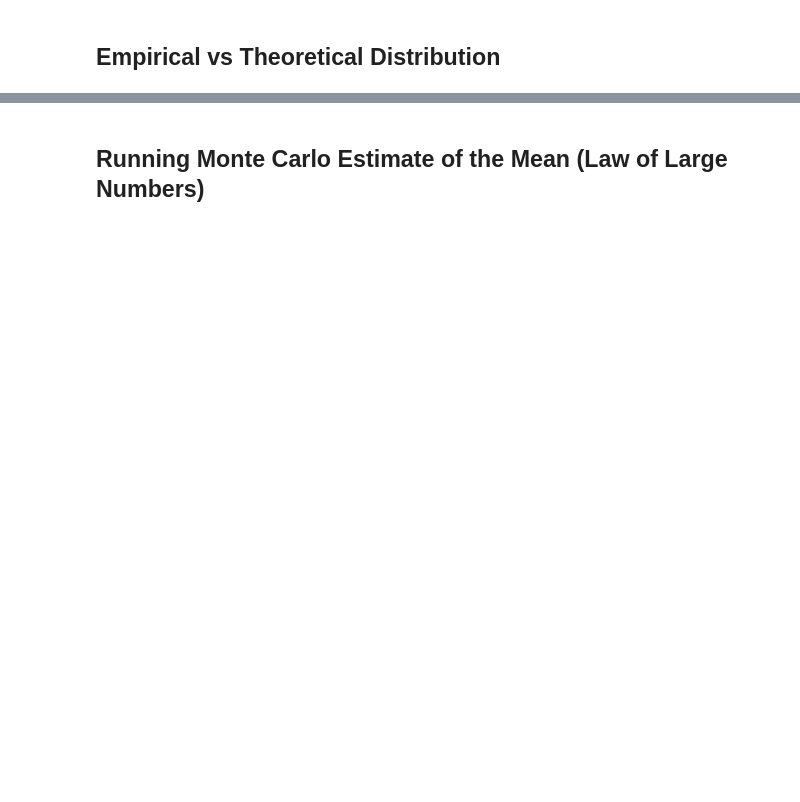
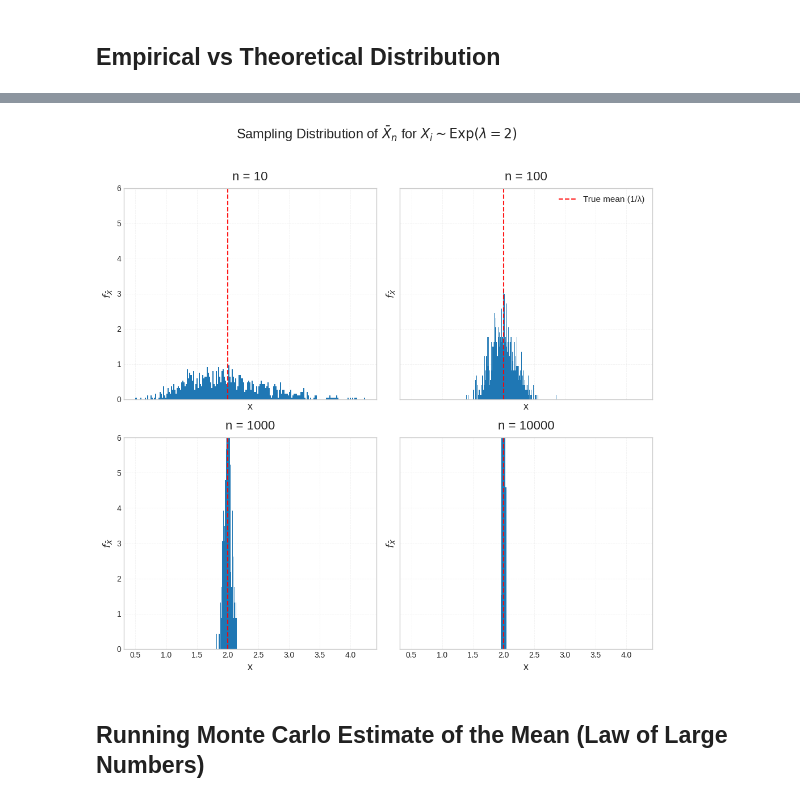
Before and after one commit to SaiSampathKedari/MonteCarlo-Statistical-Methods, a Jupyter notebook: notebooks/exponential.ipynb, the cells around one changed output, grey strips where cells are left out. Drawn from its saved outputs; the diff is of its cells as text; code cells hidden in the pictures; blank space fills up the shorter version.

```diff
--- a/notebooks/exponential.ipynb
+++ b/notebooks/exponential.ipynb
@@ -28,2 +28,33 @@ plot_empirical_and_theoretical_pdf(exponential_samples,expon_rv,dist_name=f"expo
+# %%
+exp_gen = partial(sample_exponential, lambda_parameter)
+nsamples = np.array([[10, 100], [1000, 10000]])
+ntrials = 1000
+true_mean = lambda_parameter
+
+# plt.style.use('seaborn-v0_8-talk')
+fig, axs = plt.subplots(2, 2, figsize=(10, 10), sharex=True, sharey=True)
+
+for i, n in np.ndenumerate(nsamples):
+    estimates = sampling_distribution(n, ntrials, exp_gen, lambda x: x)
+
+    axs[i].hist(estimates, bins=200, density=True)
+    # True mean line
+    axs[i].axvline(true_mean, color='red', lw=1.5, linestyle='--', alpha=0.9, label='True mean (1/λ)')
+
+    axs[i].set_title(f"n = {n}", fontsize=16, pad=10)
+    axs[i].set_xlabel("x", fontsize=13)
+    axs[i].set_ylabel("$f_{\\bar{X}}$", fontsize=13)
+    axs[i].grid(alpha=0.25, linestyle='--', linewidth=0.6)
+    axs[i].set_ylim(0, 6)
+
+fig.suptitle(r"Sampling Distribution of $\bar{X}_n$ for $X_i \sim \mathrm{Exp}(\lambda=2)$",
+             fontsize=17, y=0.98)
+plt.tight_layout(rect=[0, 0, 1, 0.96])
+# Legend (once, in upper right subplot)
+axs[0, 1].legend(frameon=False, fontsize=11, loc='best')
+fig.savefig("images/exponential/WLLN_exp.png", dpi=300, bbox_inches='tight')
+plt.show()
+# %% [output]
+[figure, added]
 # %% [markdown]
 ## Running Monte Carlo Estimate of the Mean (Law of Large Numbers)
```
Also changed, not shown: parts of 7 cells of this notebook, 4 other files.
